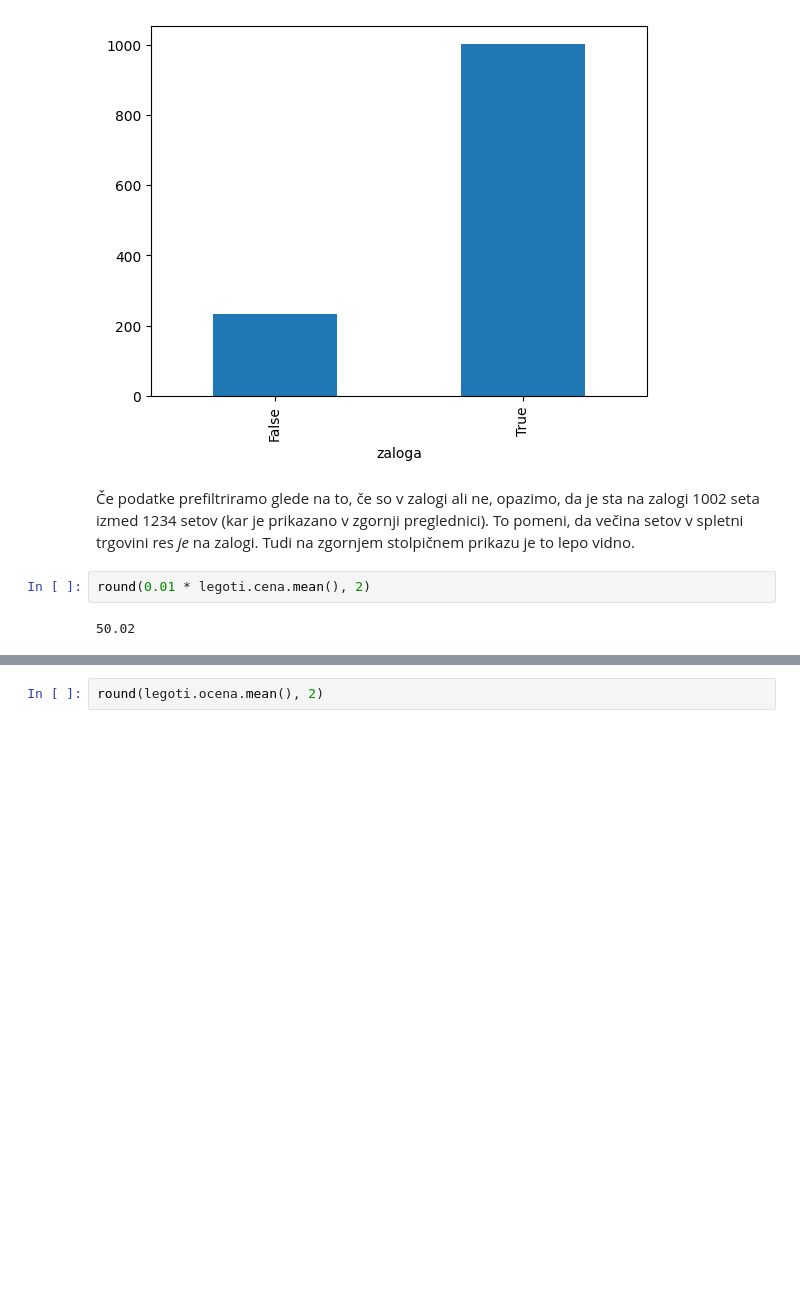
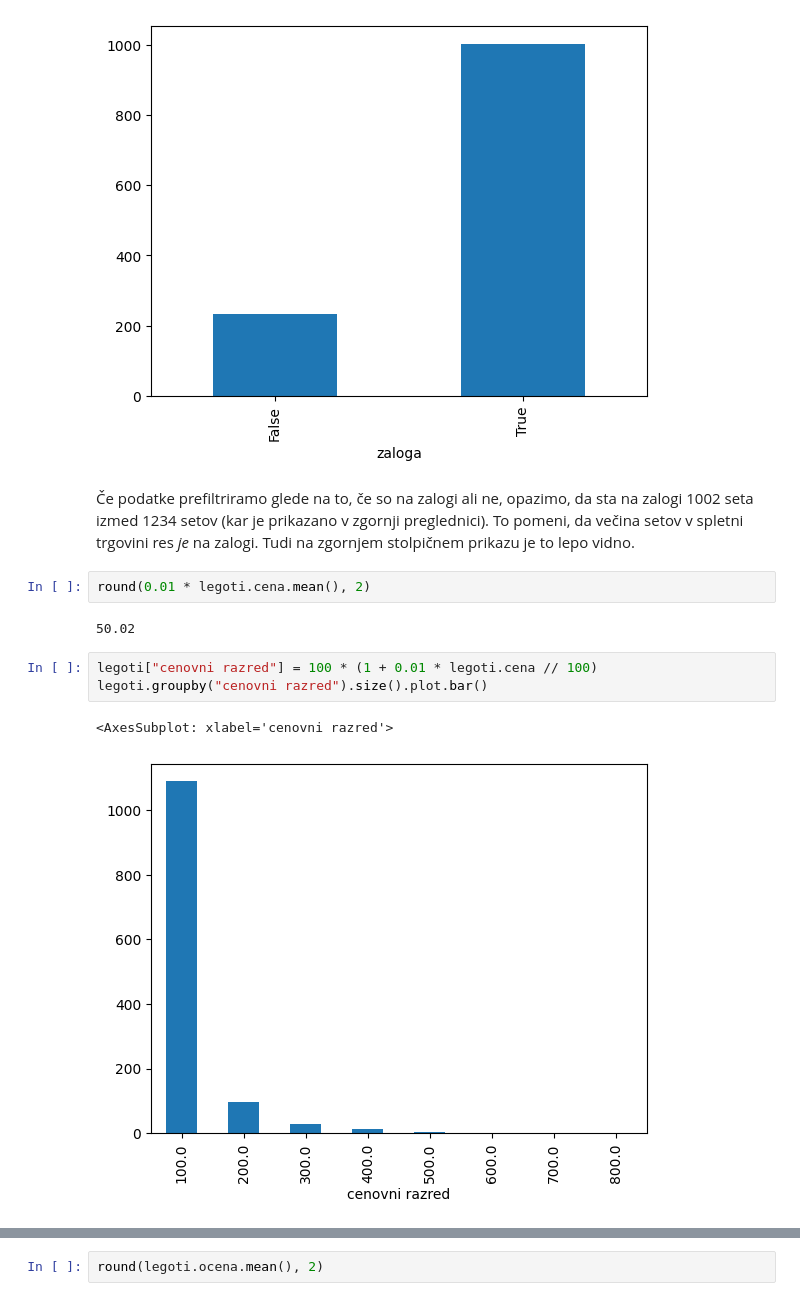
Before and after one commit to jan-malej/Programiranje1, a Jupyter notebook: analiza.ipynb, the cells around one changed output, grey strips where cells are left out. Drawn from its saved outputs; the diff is of its cells as text; blank space fills up the shorter version.

```diff
--- a/analiza.ipynb
+++ b/analiza.ipynb
@@ -44,10 +43,16 @@ legoti.groupby("zaloga").size().plot.bar()
 <AxesSubplot: xlabel='zaloga'>
 [figure]
 # %% [markdown]
-Če podatke prefiltriramo glede na to, če so v zalogi ali ne, opazimo, da je sta na zalogi 1002 seta izmed 1234 setov (kar je prikazano v zgornji preglednici). To pomeni, da večina setov v spletni trgovini res *je* na zalogi. Tudi na zgornjem stolpičnem prikazu je to lepo vidno.
+Če podatke prefiltriramo glede na to, če so na zalogi ali ne, opazimo, da sta na zalogi 1002 seta izmed 1234 setov (kar je prikazano v zgornji preglednici). To pomeni, da večina setov v spletni trgovini res *je* na zalogi. Tudi na zgornjem stolpičnem prikazu je to lepo vidno.
 # %%
 round(0.01 * legoti.cena.mean(), 2)
 # %% [output]
 50.02
+# %%
+legoti["cenovni razred"] = 100 * (1 + 0.01 * legoti.cena // 100)
+legoti.groupby("cenovni razred").size().plot.bar()
+# %% [output]
+<AxesSubplot: xlabel='cenovni razred'>
+[figure, added]
 # %% [markdown]
 Preprost izračun povprečja cen pokaže, da je povprečna cena LEGO seta v spletni trgovini 50.02 €, kar je le tretjina cene predvidene v hipotezi (150 €). Oceno v hipotezi smo torej postavili previsoko.
```
Also changed, not shown: parts of 12 cells of this notebook.
